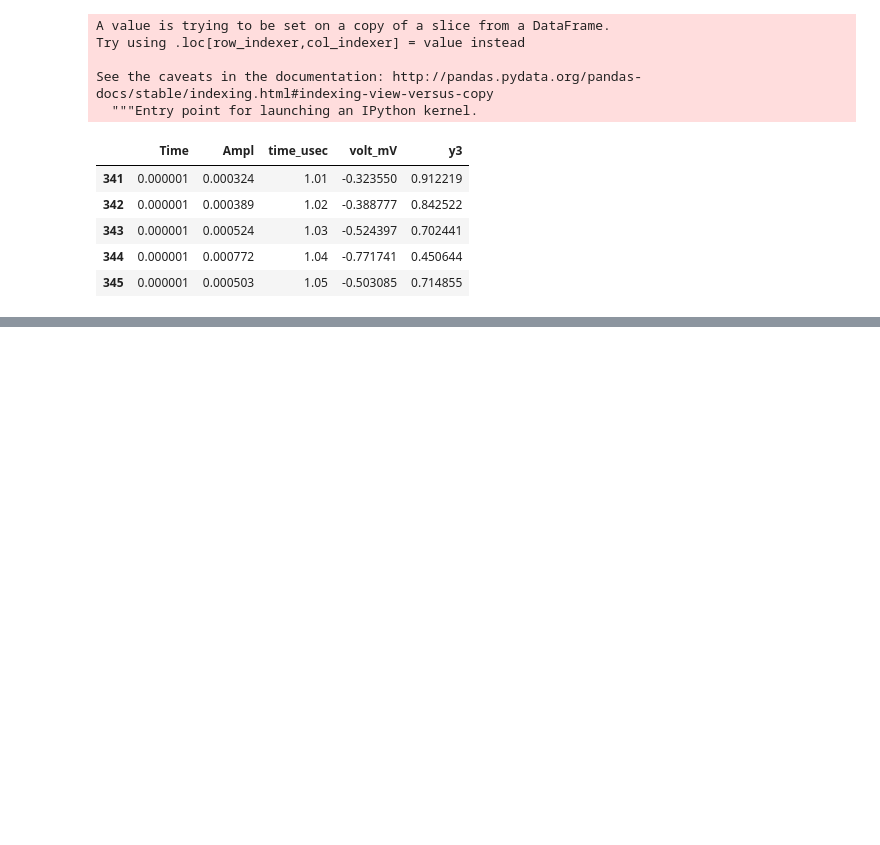
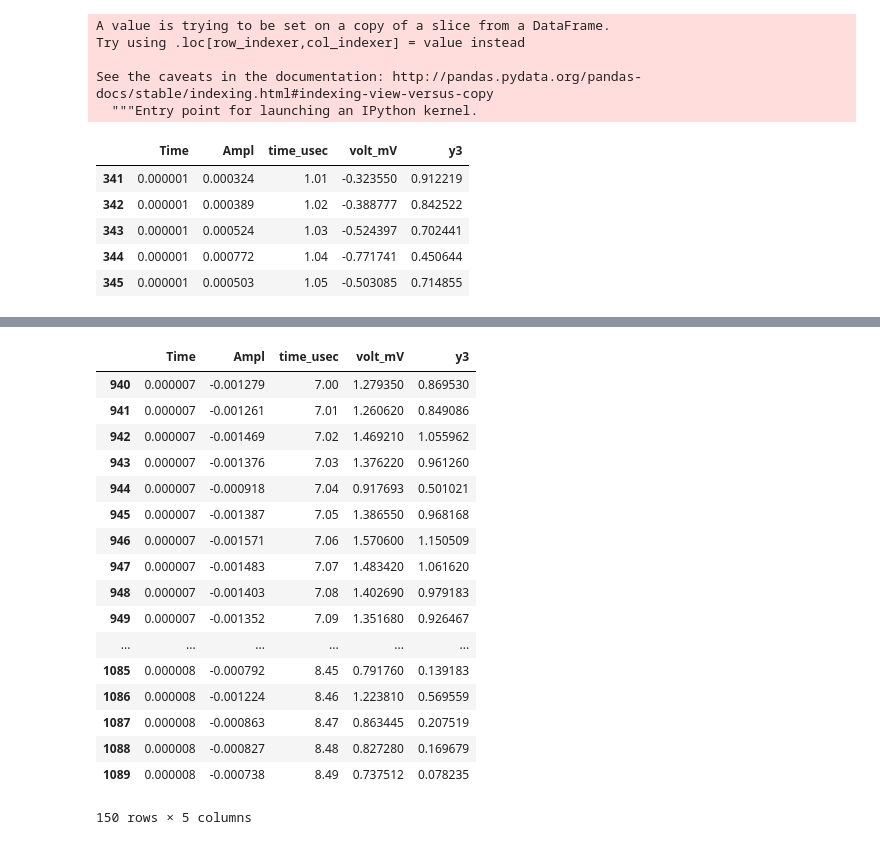
Before and after one commit to daroox/python-scripts, a Jupyter notebook: OscilloscopeAnalysis/Kr2_Area_under_the_curve.ipynb, the cells around one changed output, grey strips where cells are left out. Cells and saved outputs as stored; diff of their text form; code cells hidden in the pictures; blank space fills up the shorter version.

```diff
--- a/OscilloscopeAnalysis/Kr2_Area_under_the_curve.ipynb
+++ b/OscilloscopeAnalysis/Kr2_Area_under_the_curve.ipynb
@@ -94,0 +124,21 @@ plt.plot(newdf['time_usec'] , newdf['y3'])
+# %%
+df3
+# %% [output]
+|  | Time | Ampl | time_usec | volt_mV | y3 |
+| 940 | 0.000007 | -0.001279 | 7.00 | 1.279350 | 0.869530 |
+| 941 | 0.000007 | -0.001261 | 7.01 | 1.260620 | 0.849086 |
+| 942 | 0.000007 | -0.001469 | 7.02 | 1.469210 | 1.055962 |
+| 943 | 0.000007 | -0.001376 | 7.03 | 1.376220 | 0.961260 |
+| 944 | 0.000007 | -0.000918 | 7.04 | 0.917693 | 0.501021 |
+| 945 | 0.000007 | -0.001387 | 7.05 | 1.386550 | 0.968168 |
+| 946 | 0.000007 | -0.001571 | 7.06 | 1.570600 | 1.150509 |
+| 947 | 0.000007 | -0.001483 | 7.07 | 1.483420 | 1.061620 |
+| 948 | 0.000007 | -0.001403 | 7.08 | 1.402690 | 0.979183 |
+| 949 | 0.000007 | -0.001352 | 7.09 | 1.351680 | 0.926467 |
+| ... | ... | ... | ... | ... | ... |
+| 1085 | 0.000008 | -0.000792 | 8.45 | 0.791760 | 0.139183 |
+| 1086 | 0.000008 | -0.001224 | 8.46 | 1.223810 | 0.569559 |
+| 1087 | 0.000008 | -0.000863 | 8.47 | 0.863445 | 0.207519 |
+| 1088 | 0.000008 | -0.000827 | 8.48 | 0.827280 | 0.169679 |
+| 1089 | 0.000008 | -0.000738 | 8.49 | 0.737512 | 0.078235 |
+150 rows × 5 columns
```
Also changed, not shown: parts of 8 cells of this notebook.
